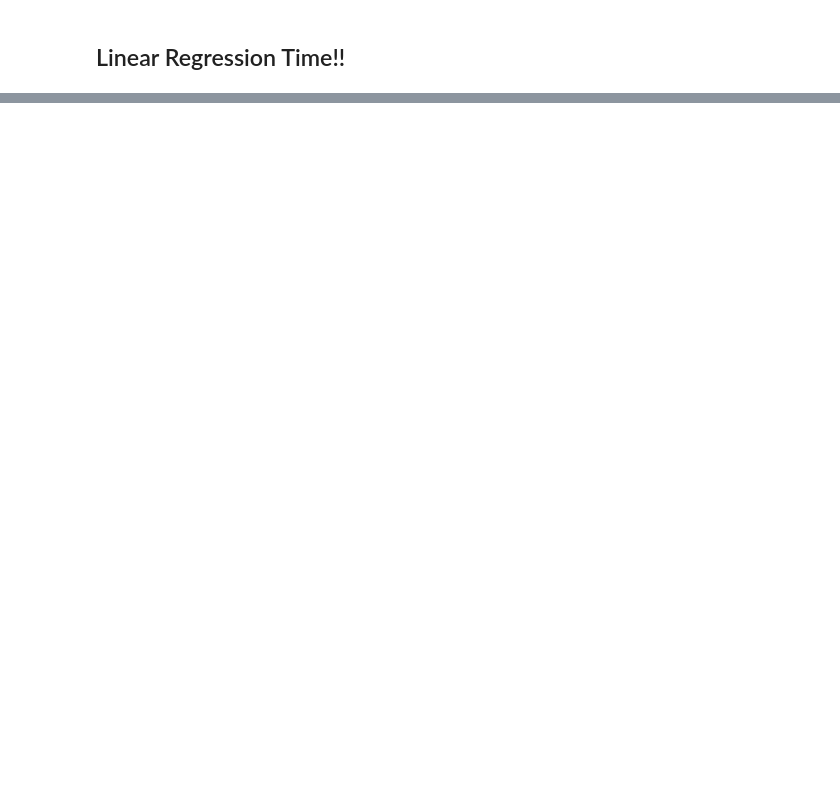
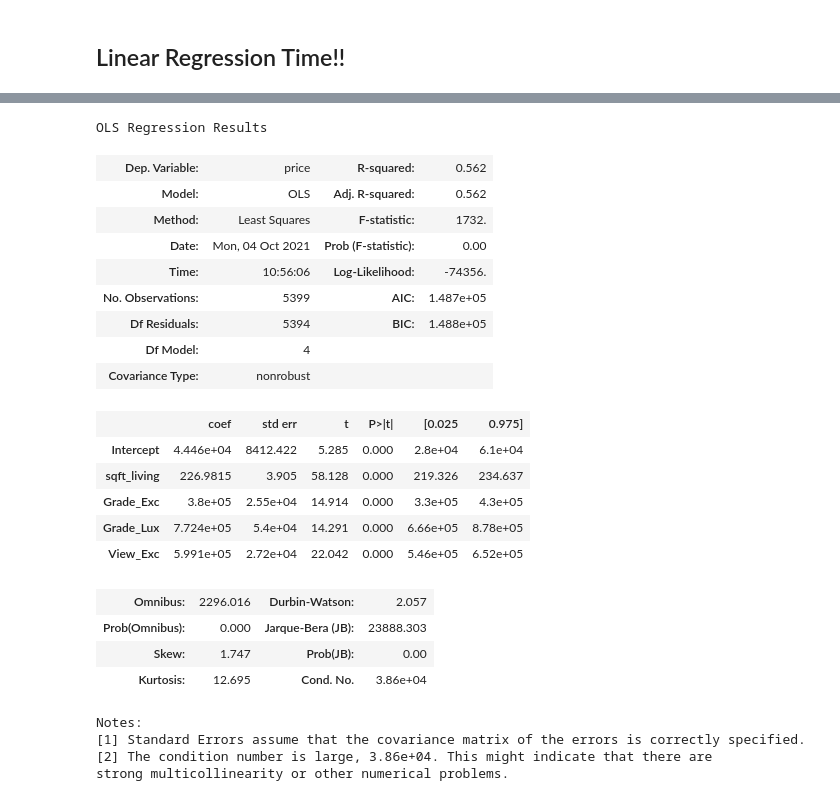
Before and after one commit to theobigdog/DS_083021_Phase2_Project, a Jupyter notebook: IndividualJupyters/Ted_Anal.ipynb, the cells around one changed output, grey strips where cells are left out. Drawn from its saved outputs; the diff is of its cells as text; code cells hidden in the pictures; blank space fills up the shorter version.

```diff
--- a/IndividualJupyters/Ted_Anal.ipynb
+++ b/IndividualJupyters/Ted_Anal.ipynb
@@ -1134,0 +1311,31 @@ sns.residplot(x=rename_drop[most_corr_feat], y=y_train,
+# %%
+formula = 'price ~ sqft_living + Grade_Exc + Grade_Lux + View_Exc'
+sqft_above_mod = ols(formula = formula, data = rename_test_drop).fit()
+sqft_above_summ = sqft_above_mod.summary()
+baseline = sqft_above_summ
+baseline
+# %% [output]
+OLS Regression Results
+| Dep. Variable: | price | R-squared: | 0.562 |
+| Model: | OLS | Adj. R-squared: | 0.562 |
+| Method: | Least Squares | F-statistic: | 1732. |
+| Date: | Mon, 04 Oct 2021 | Prob (F-statistic): | 0.00 |
+| Time: | 10:56:06 | Log-Likelihood: | -74356. |
+| No. Observations: | 5399 | AIC: | 1.487e+05 |
+| Df Residuals: | 5394 | BIC: | 1.488e+05 |
+| Df Model: | 4 |  |  |
+| Covariance Type: | nonrobust |  |  |
+|  | coef | std err | t | P>|t| | [0.025 | 0.975] |
+| Intercept | 4.446e+04 | 8412.422 | 5.285 | 0.000 | 2.8e+04 | 6.1e+04 |
+| sqft_living | 226.9815 | 3.905 | 58.128 | 0.000 | 219.326 | 234.637 |
+| Grade_Exc | 3.8e+05 | 2.55e+04 | 14.914 | 0.000 | 3.3e+05 | 4.3e+05 |
+| Grade_Lux | 7.724e+05 | 5.4e+04 | 14.291 | 0.000 | 6.66e+05 | 8.78e+05 |
+| View_Exc | 5.991e+05 | 2.72e+04 | 22.042 | 0.000 | 5.46e+05 | 6.52e+05 |
+| Omnibus: | 2296.016 | Durbin-Watson: | 2.057 |
+| Prob(Omnibus): | 0.000 | Jarque-Bera (JB): | 23888.303 |
+| Skew: | 1.747 | Prob(JB): | 0.00 |
+| Kurtosis: | 12.695 | Cond. No. | 3.86e+04 |
+Notes:
+[1] Standard Errors assume that the covariance matrix of the errors is correctly specified.
+[2] The condition number is large, 3.86e+04. This might indicate that there are
+strong multicollinearity or other numerical problems.
```
Also changed, not shown: parts of 24 cells of this notebook, 1 other file.
